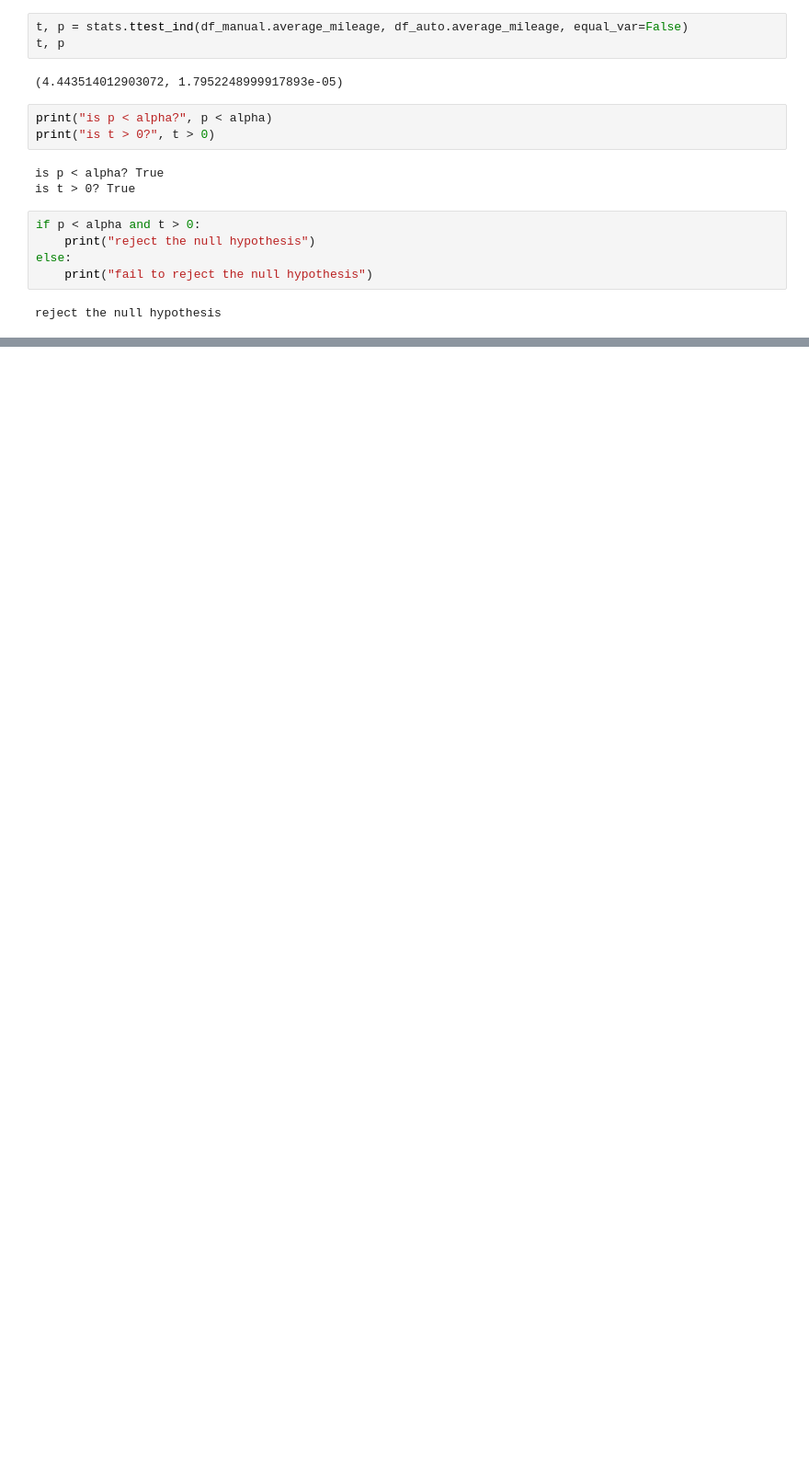
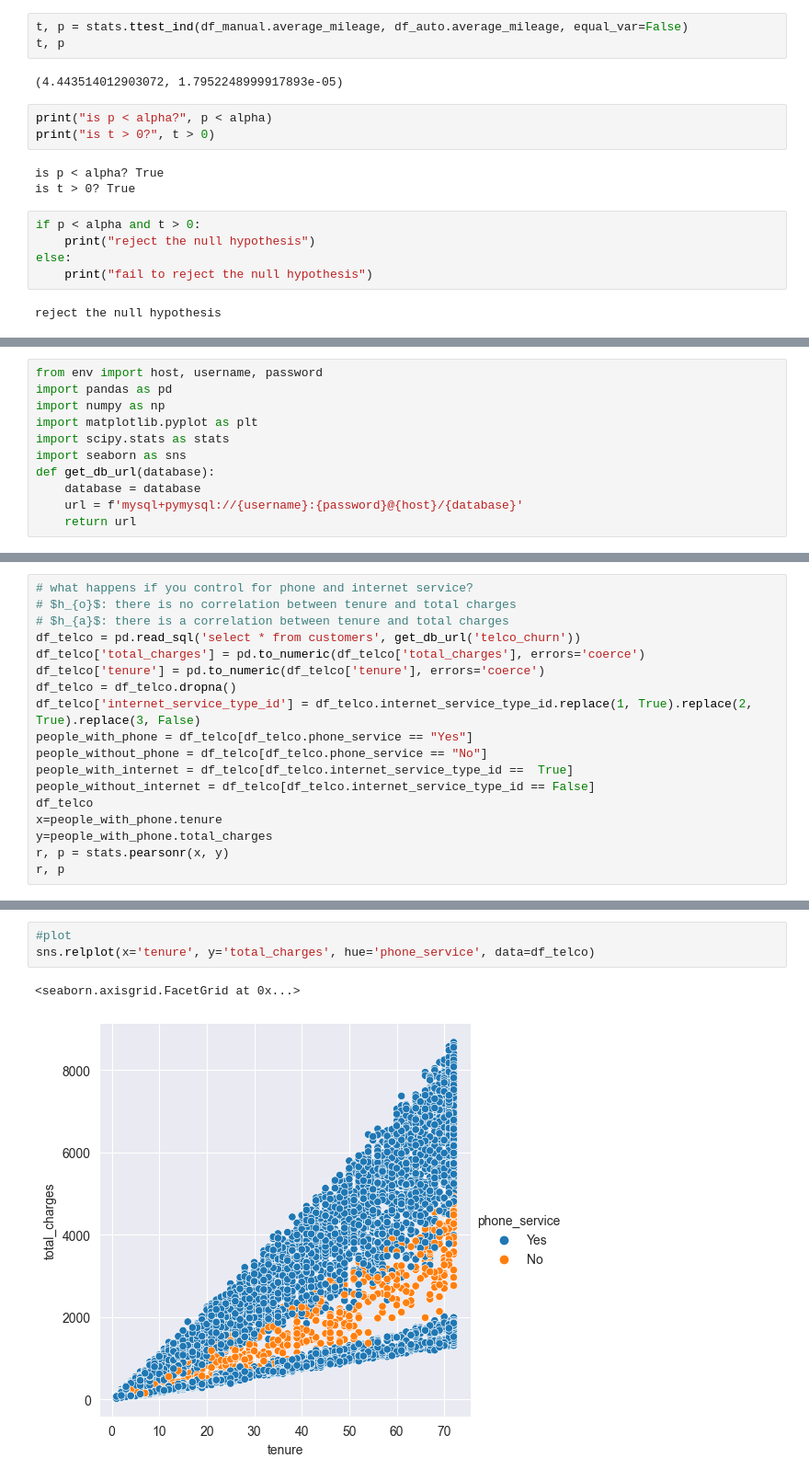
Before and after one commit to Nathanieldewald/statistics-exercises, a Jupyter notebook: hypothesis_testing.ipynb, the cells around one changed output, grey strips where cells are left out. Shown at 92% size. Drawn from its saved outputs; the diff is of its cells as text; blank space fills up the shorter version.

```diff
--- a/hypothesis_testing.ipynb
+++ b/hypothesis_testing.ipynb
@@ -183,0 +203,11 @@ reject the null hypothesis
+# %%
+from env import host, username, password
+import pandas as pd
+import numpy as np
+import matplotlib.pyplot as plt
+import scipy.stats as stats
+import seaborn as sns
+def get_db_url(database):
+    database = database
+    url = f'mysql+pymysql://{username}:{password}@{host}/{database}'
+    return url
@@ -183,0 +239,18 @@ reject the null hypothesis
+# %%
+# what happens if you control for phone and internet service?
+# $h_{o}$: there is no correlation between tenure and total charges
+# $h_{a}$: there is a correlation between tenure and total charges
+df_telco = pd.read_sql('select * from customers', get_db_url('telco_churn'))
+df_telco['total_charges'] = pd.to_numeric(df_telco['total_charges'], errors='coerce')
+df_telco['tenure'] = pd.to_numeric(df_telco['tenure'], errors='coerce')
+df_telco = df_telco.dropna()
+df_telco['internet_service_type_id'] = df_telco.internet_service_type_id.replace(1, True).replace(2, True).replace(3, False)
+people_with_phone = df_telco[df_telco.phone_service == "Yes"]
+people_without_phone = df_telco[df_telco.phone_service == "No"]
+people_with_internet = df_telco[df_telco.internet_service_type_id ==  True]
+people_without_internet = df_telco[df_telco.internet_service_type_id == False]
+df_telco
+x=people_with_phone.tenure
+y=people_with_phone.total_charges
+r, p = stats.pearsonr(x, y)
+r, p
@@ -183,0 +266,6 @@ reject the null hypothesis
+# %%
+#plot
+sns.relplot(x='tenure', y='total_charges', hue='phone_service', data=df_telco)
+# %% [output]
+<seaborn.axisgrid.FacetGrid at 0x...>
+[figure, added]
```
Also changed, not shown: parts of 22 cells of this notebook.
